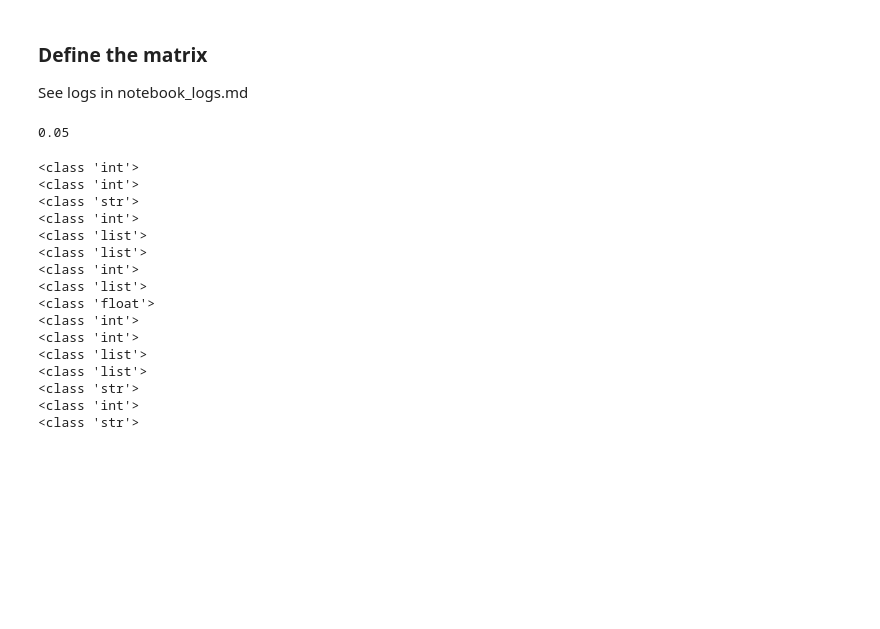
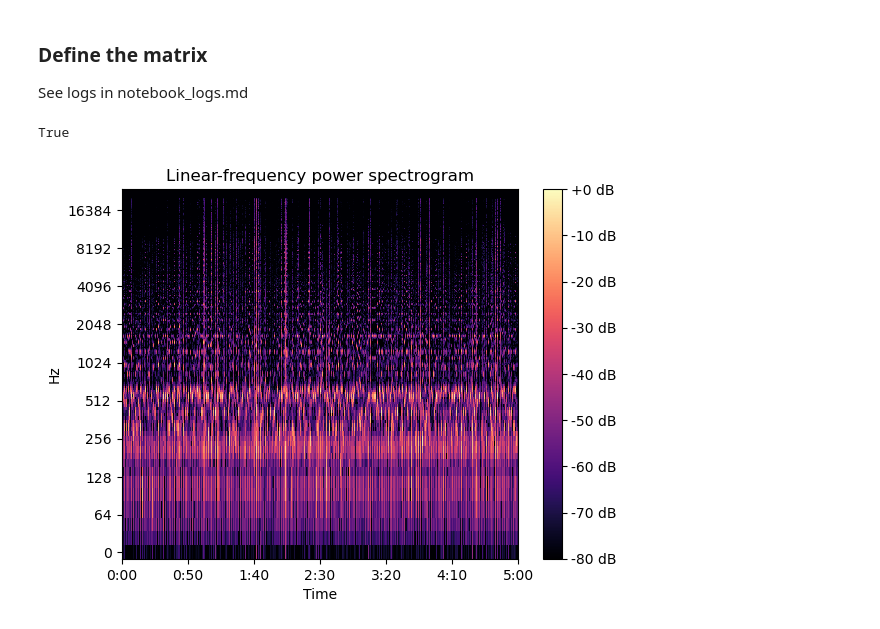
Before and after one commit to HippolyteLC/Foundmusic, a Jupyter notebook: src/grains/5_markov_gs.ipynb, the cells around one changed output. Saved outputs shown, nothing was run; the diff lists cells and outputs as text; code cells hidden in the pictures; blank space fills up the shorter version.

```diff
--- a/src/grains/5_markov_gs.ipynb
+++ b/src/grains/5_markov_gs.ipynb
@@ -97,9 +103,9 @@ tpm = [
 # %%
 window = np.hanning
 output_buffer = np.array([])
-curr_state = 2
-n_iterations = 100
-seed = 100
+curr_state = 3
+n_iterations = 300//2
+seed = 101
 s = np.random.seed(seed)
 
 for i in range(n_iterations):
@@ -112,8 +118,6 @@ for i in range(n_iterations):
     output_buffer = np.concatenate([output_buffer, grain])
     curr_label = next_label
 # output_buffer / np.max(np.abs(output_buffer))
-# %% [output]
-0.05
 # %%
 try:
     window_name = window.__name__
@@ -128,7 +132,7 @@ parametre_dict = {
     # "grain_sizes" : sizes,
     "n_iterations" : n_iterations,
     # "stereo_shifts" : stereo_shifting,
-    "delta_t" : delta_t,
+    # "delta_t" : delta_t,
     # "max_grains" : max_grains,
     # "num_chans" : num_chans,
     # "init_states_densities_sizes" : [int(i) for i in init_poisson_states],
@@ -137,24 +141,19 @@ parametre_dict = {
     "project" : "markov_gs",
     # "poisson_change_rates" : int(density_change_rate),
     "window" : window_name,
-    "gs_method": "base_concatenative_synthesis_1"
+    "gs_method": "base_concatenative_synthesis_1",
+    "transition_probability_matrix": tpm
 }
 
-writing.save_output_data(output_buffer.T, sr, parametre_dict, output_dir)
+writing.save_output_data(output_buffer, sr, parametre_dict, output_dir)
-# %% [output]
-<class 'int'>
-<class 'int'>
-<class 'str'>
-<class 'int'>
-<class 'list'>
-<class 'list'>
-<class 'int'>
-<class 'list'>
-<class 'float'>
-<class 'int'>
-<class 'int'>
-<class 'list'>
-<class 'list'>
-<class 'str'>
-<class 'int'>
-<class 'str'>
+# %%
+import os
+os.path.exists("..\\..\\corpus\\guitar_sample_1\\output\\20260506_650909.wav")
+# %% [output]
+True
+# %%
+y, sr = librosa.load(path="..\\..\\corpus\\guitar_sample_1\\output\\20260506_4723f6.wav", sr=48000)
+
+analysis.get_spectrogram(y, 'log', 'time', sr)
+# %% [output]
+[figure, added]
```
Also changed, not shown: parts of 8 cells of this notebook, 7 other files.
